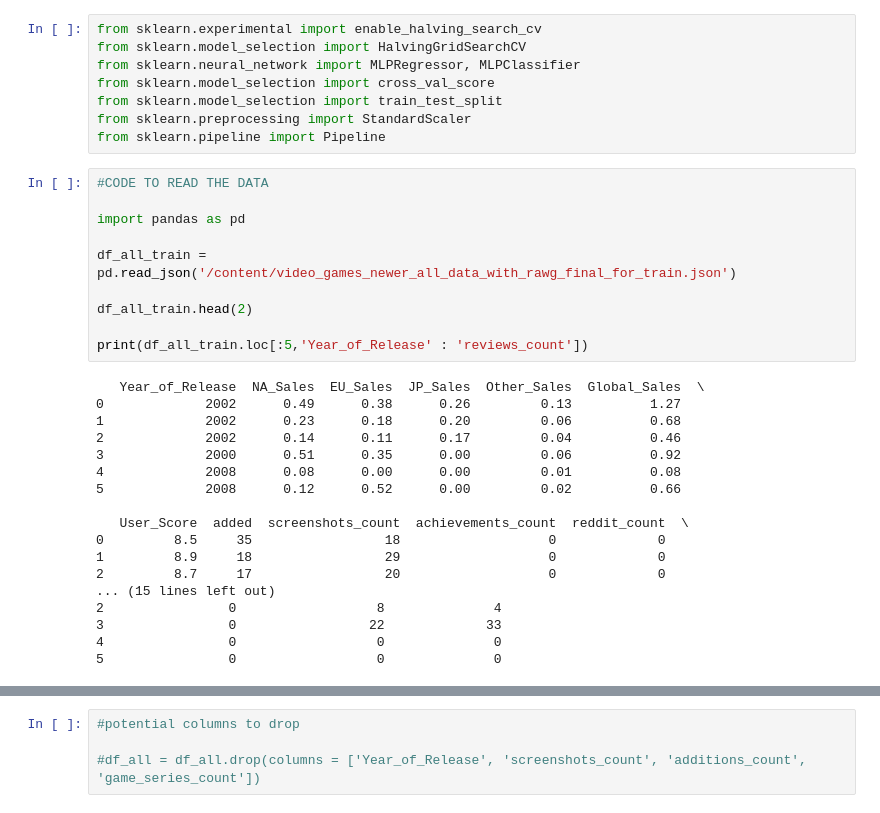
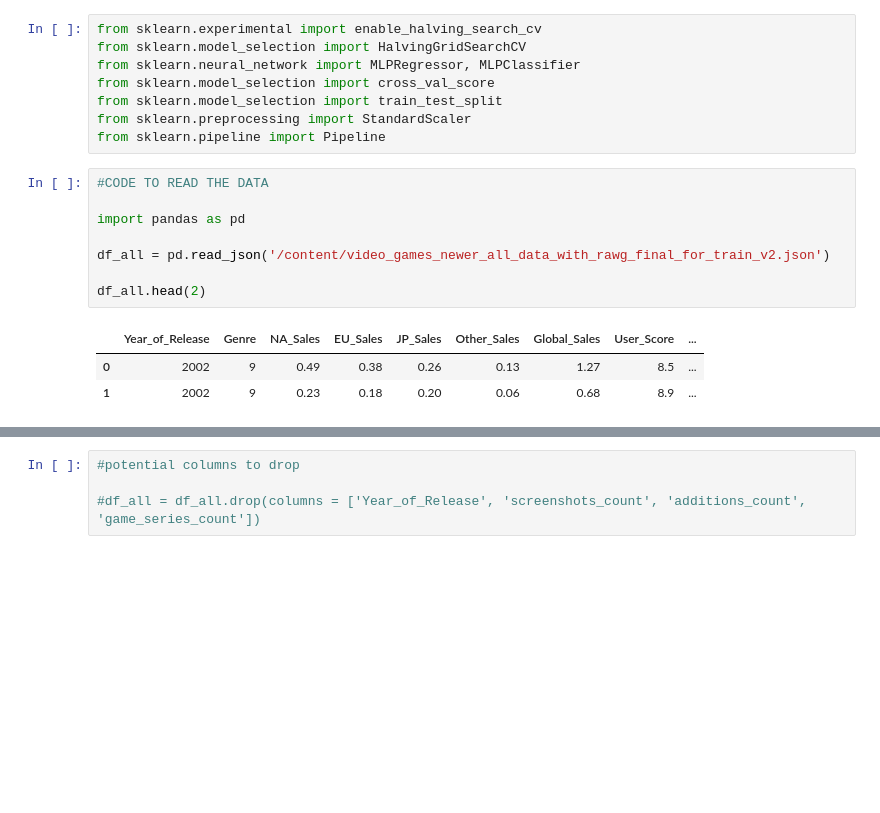
Before and after one commit to Voland24/Videogame-Price-prediction-via-ML, a Jupyter notebook: MLP_Models.ipynb, the cells around one changed output, grey strips where cells are left out. Drawn from its saved outputs; the diff is of its cells as text; blank space fills up the shorter version.

```diff
--- a/MLP_Models.ipynb
+++ b/MLP_Models.ipynb
@@ -9,28 +9,12 @@ from sklearn.pipeline import Pipeline
 # %%
 #CODE TO READ THE DATA
 
 import pandas as pd
 
-df_all_train = pd.read_json('/content/video_games_newer_all_data_with_rawg_final_for_train.json')
+df_all = pd.read_json('/content/video_games_newer_all_data_with_rawg_final_for_train_v2.json')
 
-df_all_train.head(2)
-
-print(df_all_train.loc[:5,'Year_of_Release' : 'reviews_count'])
+df_all.head(2)
 # %% [output]
-   Year_of_Release  NA_Sales  EU_Sales  JP_Sales  Other_Sales  Global_Sales  \
-0             2002      0.49      0.38      0.26         0.13          1.27
-1             2002      0.23      0.18      0.20         0.06          0.68
-2             2002      0.14      0.11      0.17         0.04          0.46
-3             2000      0.51      0.35      0.00         0.06          0.92
-4             2008      0.08      0.00      0.00         0.01          0.08
-5             2008      0.12      0.52      0.00         0.02          0.66
-
-   User_Score  added  screenshots_count  achievements_count  reddit_count  \
-0         8.5     35                 18                   0             0
-1         8.9     18                 29                   0             0
-2         8.7     17                 20                   0             0
-... (15 lines left out)
-2                0                  8              4
-3                0                 22             33
-4                0                  0              0
-5                0                  0              0
+|  | Year_of_Release | Genre | NA_Sales | EU_Sales | JP_Sales | Other_Sales | Global_Sales | User_Score | ... |
+| 0 | 2002 | 9 | 0.49 | 0.38 | 0.26 | 0.13 | 1.27 | 8.5 | ... |
+| 1 | 2002 | 9 | 0.23 | 0.18 | 0.20 | 0.06 | 0.68 | 8.9 | ... |
```
Also changed, not shown: parts of 47 cells of this notebook, 1 other file.
